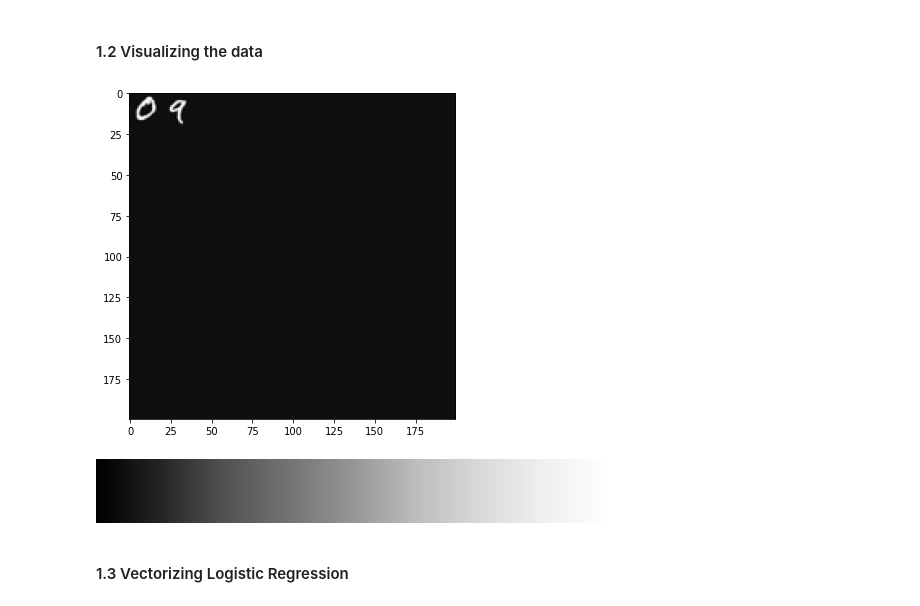
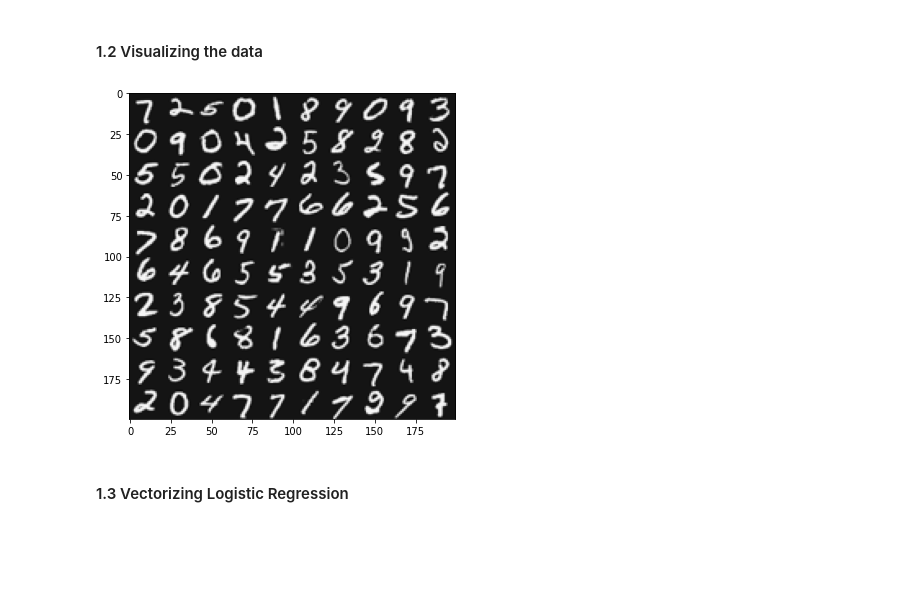
Before and after one commit to doveppp/CourseraML, a Jupyter notebook: ex3/ex3.ipynb, the cells around one changed output. Saved outputs shown, nothing was run; the diff lists cells and outputs as text; code cells hidden in the pictures; blank space fills up the shorter version.

```diff
--- a/ex3/ex3.ipynb
+++ b/ex3/ex3.ipynb
@@ -75,11 +65,7 @@ def displayData(indices_to_display = None):
 #     img =
     plt.imshow(big_picture,cmap = cm.Greys_r)
 # %%
-displayData([0,4500])
+displayData()
 # dir(scipy.misc)
 # %% [output]
-[figure, old version]
+[figure, new version]
-# %%
-cm.Greys_r
-# %% [output]
-[figure, removed]
```
Also changed, not shown: parts of 15 cells of this notebook, 5 other files.
